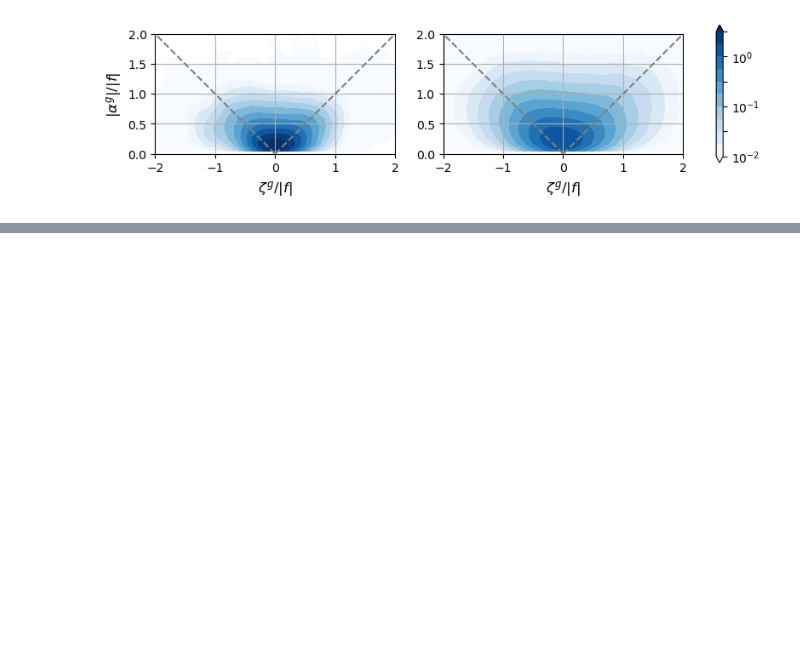
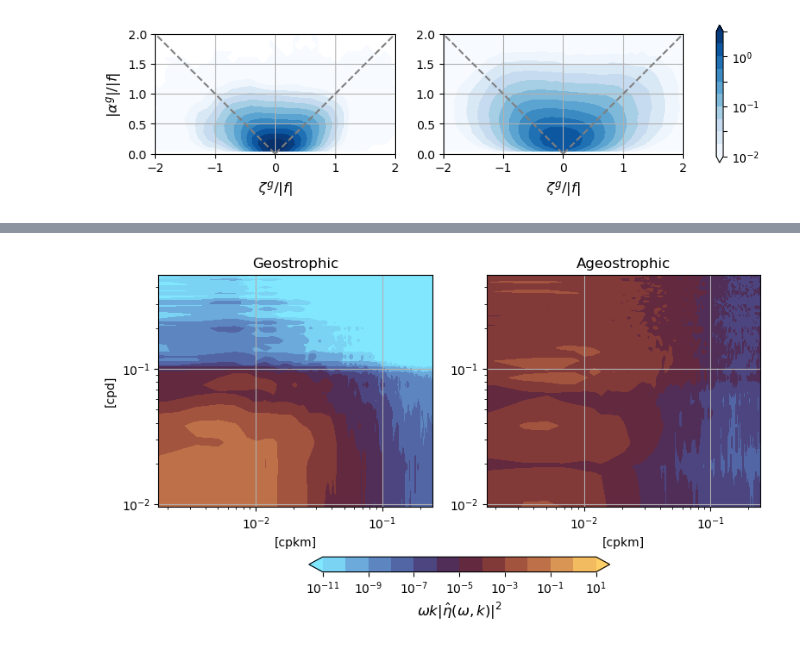
Before and after one commit to roxyboy/geosCalVal, a Jupyter notebook: Omega-k.ipynb, the cells around one changed output, grey strips where cells are left out. Saved outputs shown, nothing was run; the diff lists cells and outputs as text; code cells hidden in the pictures; blank space fills up the shorter version.

```diff
--- a/Omega-k.ipynb
+++ b/Omega-k.ipynb
@@ -2520,0 +3004,53 @@ plt.savefig(op.join(ddir,"../Figs/vort-strain-GSjointPDF.pdf"))
+# %%
+fig, axes = plt.subplots(figsize=(9,5), nrows=1, ncols=2)
+# fig.set_tight_layout(True)
+im = axes[0].contourf(Fg.freq_num_lines.isel(freq_num_lines=slice(len(Fg.freq_num_lines)//2,
+                                                           None)).values*1e3,
+               Fg.freq_time.isel(freq_time=slice(len(Fg.freq_time)//2,
+                                                 None)).values*86400,
+               (Fg.freq_num_lines*Fg.freq_time*Fg
+               ).isel(freq_num_lines=slice(len(Fg.freq_num_lines)//2,None),
+                      freq_time=slice(len(Fg.freq_time)//2,None)
+                     ).values.T*4,
+               levels=np.logspace(-11,1,13),
+               norm=clr.LogNorm(), cmap="managua_r",
+               extend="both",
+               rasterized=True
+              )
+axes[1].contourf(Fa.freq_num_lines.isel(freq_num_lines=slice(len(Fa.freq_num_lines)//2,
+                                                           None)).values*1e3,
+               Fa.freq_time.isel(freq_time=slice(len(Fa.freq_time)//2,
+                                                 None)).values*86400,
+               (Fa.freq_num_lines*Fa.freq_time*Fa
+               ).isel(freq_num_lines=slice(len(Fa.freq_num_lines)//2,None),
+                      freq_time=slice(len(Fa.freq_time)//2,None)
+                     ).values.T*4,
+               levels=np.logspace(-11,1,13),
+               norm=clr.LogNorm(), cmap="managua_r",
+                 extend="both",
+               rasterized=True
+              )
+axes[0].set_xscale("log")
+axes[0].set_yscale("log")
+axes[0].set_xlim([Fg.freq_num_lines.where(Fg.freq_num_lines>0.).min()*1e3,
+              Fg.freq_num_lines.where(Fg.freq_num_lines>0.).max()*1e3])
+axes[0].set_ylim([Fg.freq_time.where(Fg.freq_time>0.).min()*86400,
+              Fg.freq_time.where(Fg.freq_time>0.).max()*86400])
+axes[1].set_xscale("log")
+axes[1].set_yscale("log")
+axes[1].set_xlim([Fa.freq_num_lines.where(Fa.freq_num_lines>0.).min()*1e3,
+              Fa.freq_num_lines.where(Fa.freq_num_lines>0.).max()*1e3])
+axes[1].set_ylim([Fa.freq_time.where(Fa.freq_time>0.).min()*86400,
+              Fa.freq_time.where(Fa.freq_time>0.).max()*86400])
+axes[0].set_xlabel(r"[cpkm]")
+axes[1].set_xlabel(r"[cpkm]")
+axes[0].set_ylabel(r"[cpd]")
+axes[0].grid(True)
+axes[1].grid(True)
+axes[0].set_title(r"Geostrophic")
+axes[1].set_title(r"Ageostrophic")
+cbar = fig.colorbar(im, ax=axes, orientation="horizontal", shrink=.5)
+cbar.set_label(r"$\omega k |\hat{\eta}(\omega,k)|^2$", fontsize=12)
+plt.savefig(op.join(ddir,"../Figs/omega-k_CC.pdf"))
+# %% [output]
+[figure, added]
```
Also changed, not shown: parts of 40 cells of this notebook, 20 other files.
